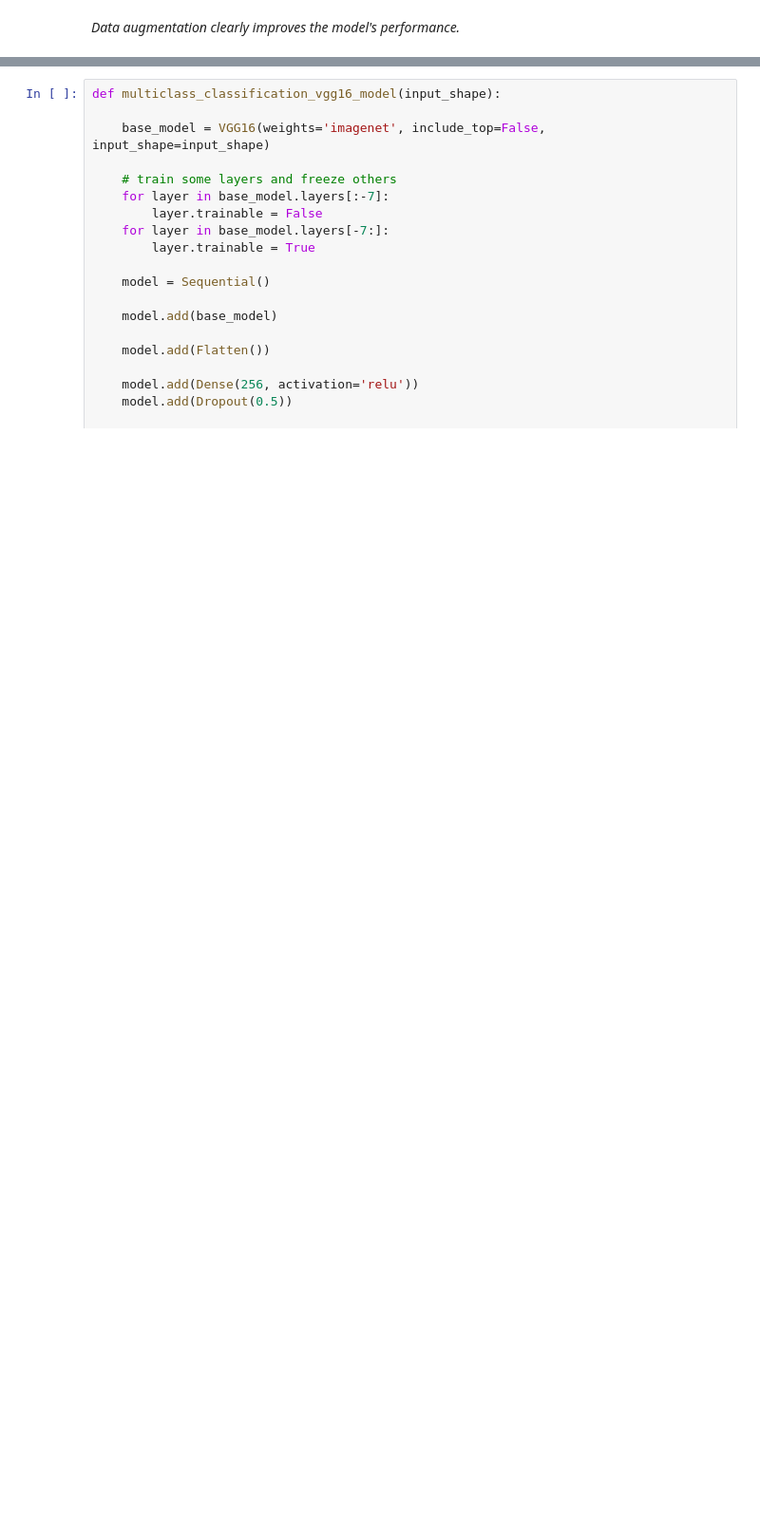
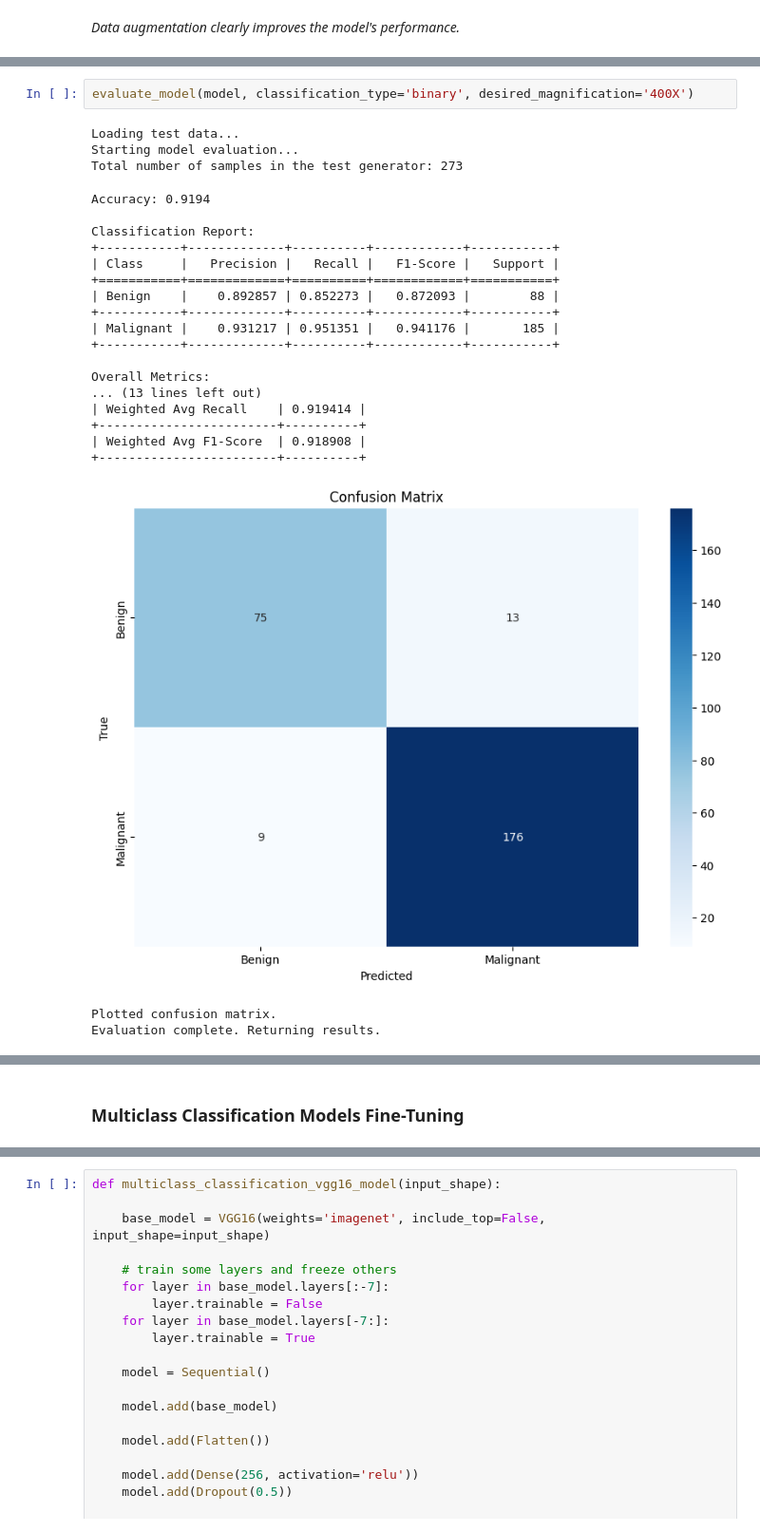
Before and after one commit to master-boda/Deep-Learning, a Jupyter notebook: notebooks/model_tuning.ipynb, the cells around one changed output, grey strips where cells are left out. Shown at 95% size. Cells and saved outputs as stored; diff of their text form; blank space fills up the shorter version.

```diff
--- a/notebooks/model_tuning.ipynb
+++ b/notebooks/model_tuning.ipynb
@@ -132,0 +255,26 @@ Test accuracy:  0.8576159
+# %%
+evaluate_model(model, classification_type='binary', desired_magnification='400X')
+# %% [output]
+Loading test data...
+Starting model evaluation...
+Total number of samples in the test generator: 273
+Accuracy: 0.9194
+
+Classification Report:
++-----------+-------------+----------+------------+-----------+
+| Class     |   Precision |   Recall |   F1-Score |   Support |
++===========+=============+==========+============+===========+
+| Benign    |    0.892857 | 0.852273 |   0.872093 |        88 |
++-----------+-------------+----------+------------+-----------+
+| Malignant |    0.931217 | 0.951351 |   0.941176 |       185 |
++-----------+-------------+----------+------------+-----------+
+
+Overall Metrics:
+... (13 lines left out)
+| Weighted Avg Recall    | 0.919414 |
++------------------------+----------+
+| Weighted Avg F1-Score  | 0.918908 |
++------------------------+----------+
+[figure, added]
+Plotted confusion matrix.
+Evaluation complete. Returning results.
@@ -132,0 +301,2 @@ Test accuracy:  0.8576159
+# %% [markdown]
+### **Multiclass Classification Models Fine-Tuning**
```
Also changed, not shown: parts of 16 cells of this notebook, 3 other files.
